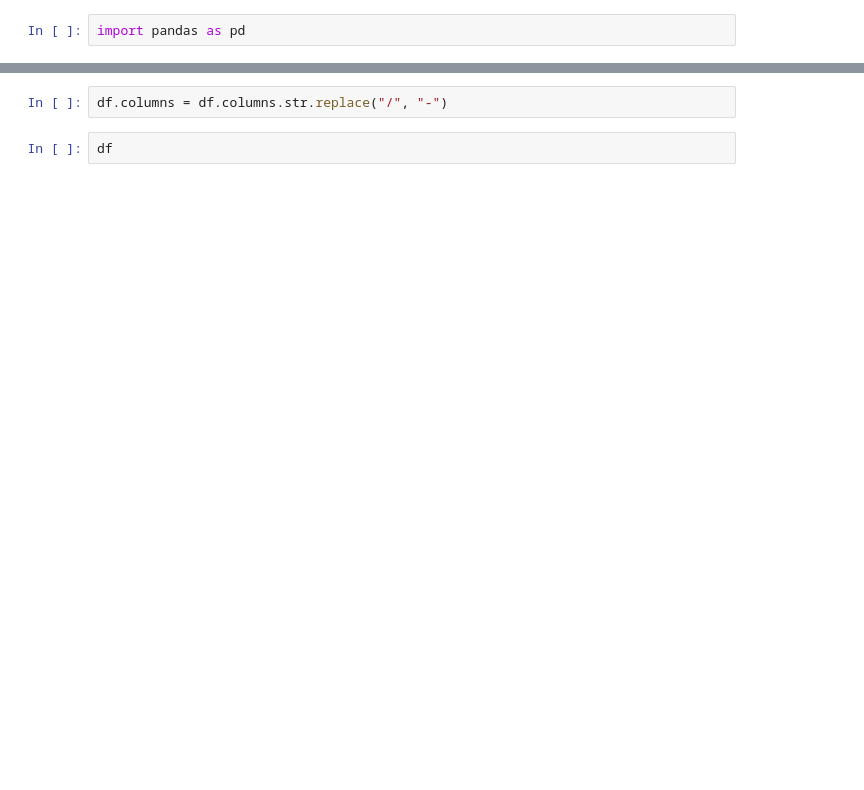
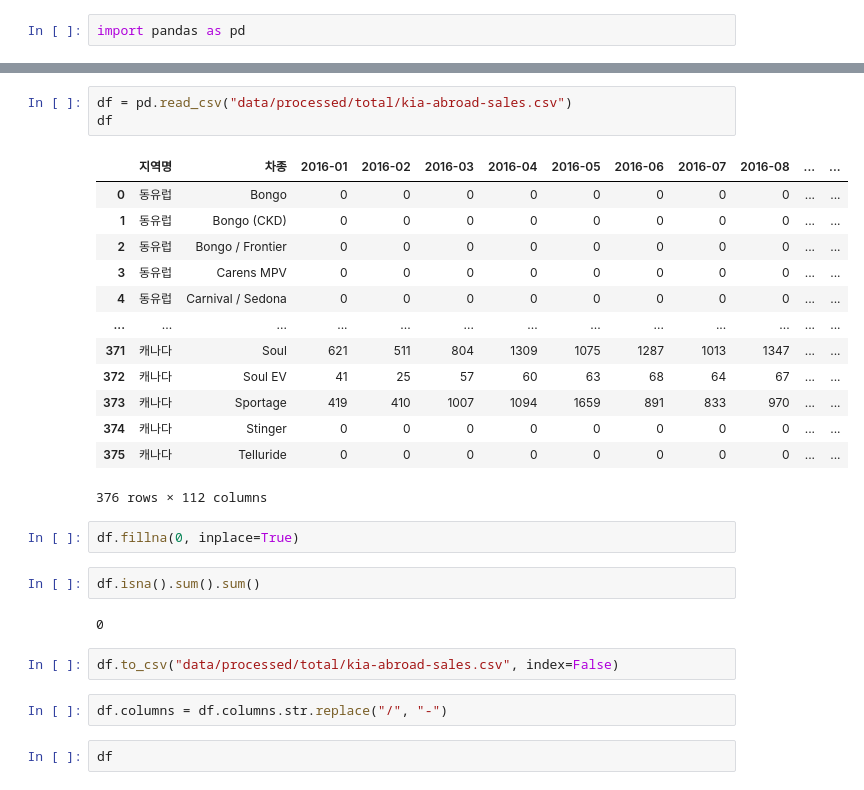
Before and after one commit to CodeWorks-hi/hyundai-crm-platform, a Jupyter notebook: preprocessing.ipynb, the cells around one changed output, grey strips where cells are left out. Cells and saved outputs as stored; diff of their text form; blank space fills up the shorter version.

```diff
--- a/preprocessing.ipynb
+++ b/preprocessing.ipynb
@@ -24,3 +3,28 @@ df
+# %%
+df = pd.read_csv("data/processed/total/kia-abroad-sales.csv")
+df
+# %% [output]
+|  | 지역명 | 차종 | 2016-01 | 2016-02 | 2016-03 | 2016-04 | 2016-05 | 2016-06 | 2016-07 | 2016-08 | ... | ... |
+| 0 | 동유럽 | Bongo | 0 | 0 | 0 | 0 | 0 | 0 | 0 | 0 | ... | ... |
+| 1 | 동유럽 | Bongo (CKD) | 0 | 0 | 0 | 0 | 0 | 0 | 0 | 0 | ... | ... |
+| 2 | 동유럽 | Bongo / Frontier | 0 | 0 | 0 | 0 | 0 | 0 | 0 | 0 | ... | ... |
+| 3 | 동유럽 | Carens MPV | 0 | 0 | 0 | 0 | 0 | 0 | 0 | 0 | ... | ... |
+| 4 | 동유럽 | Carnival / Sedona | 0 | 0 | 0 | 0 | 0 | 0 | 0 | 0 | ... | ... |
+| ... | ... | ... | ... | ... | ... | ... | ... | ... | ... | ... | ... | ... |
+| 371 | 캐나다 | Soul | 621 | 511 | 804 | 1309 | 1075 | 1287 | 1013 | 1347 | ... | ... |
+| 372 | 캐나다 | Soul EV | 41 | 25 | 57 | 60 | 63 | 68 | 64 | 67 | ... | ... |
+| 373 | 캐나다 | Sportage | 419 | 410 | 1007 | 1094 | 1659 | 891 | 833 | 970 | ... | ... |
+| 374 | 캐나다 | Stinger | 0 | 0 | 0 | 0 | 0 | 0 | 0 | 0 | ... | ... |
+| 375 | 캐나다 | Telluride | 0 | 0 | 0 | 0 | 0 | 0 | 0 | 0 | ... | ... |
+376 rows × 112 columns
+# %%
+df.fillna(0, inplace=True)
+# %%
+df.isna().sum().sum()
+# %% [output]
+0
+# %%
+df.to_csv("data/processed/total/kia-abroad-sales.csv", index=False)
 # %%
 df.columns = df.columns.str.replace("/", "-")
 # %%
```
Also changed, not shown: parts of 1 cell of this notebook, 3 other files.
